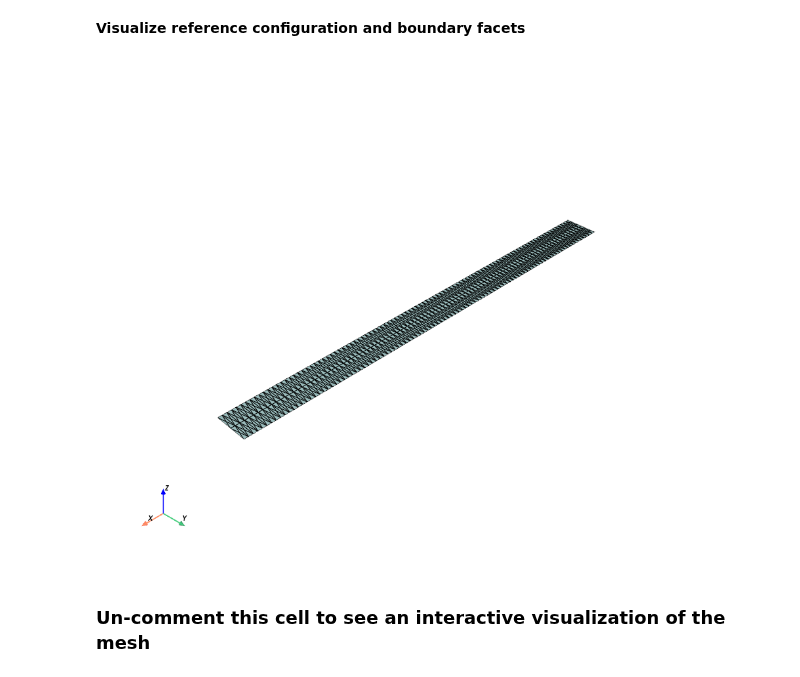
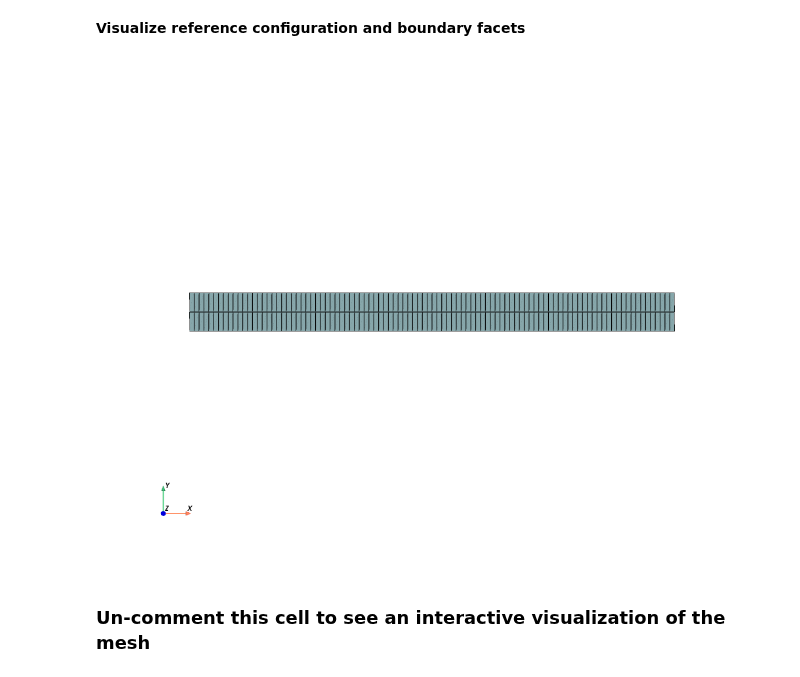
Before and after one commit to SolidMechanicsCoupledTheories/FEniCSx_codes, a Jupyter notebook: 07_dielectric_elastomers/DE06_AXI_preStretch_membrane.ipynb, the cells around one changed output. Drawn from its saved outputs; the diff is of its cells as text; code cells hidden in the pictures.

```diff
--- a/07_dielectric_elastomers/DE06_AXI_preStretch_membrane.ipynb
+++ b/07_dielectric_elastomers/DE06_AXI_preStretch_membrane.ipynb
@@ -74,7 +78,7 @@ log.set_log_level(log.LogLevel.WARNING)
 # Define geometry
 # %%
 # A 2-D box with square cross-section
-preStretch = 4.0 # equi-biaxial pre-stretch for the film
+preStretch = 4.000 # equi-biaxial pre-stretch for the film
 #
 # We choose reference length and electrode radius so that the
 # spatial electrode radius is ~2.5mm as in Pelrine et al. (2000), and
@@ -88,7 +92,7 @@ thickness  = 0.2 # undeformed thickness, mm
 # thickness  = 1.0 # undeformed thickness, mm
 
 domain = mesh.create_rectangle(MPI.COMM_WORLD, [[0.0,0.0], [length,thickness]],\
-                         [100,2], mesh.CellType.triangle, diagonal=mesh.DiagonalType.crossed)
+                         [100,2], mesh.CellType.quadrilateral)#, diagonal=mesh.DiagonalType.crossed)
 
 x = ufl.SpatialCoordinate(domain)
 # %%
@@ -151,35 +155,36 @@ pyvista.set_jupyter_backend('html')
 from dolfinx.plot import vtk_mesh
 pyvista.start_xvfb()
 
 # initialize a plotter
 plotter = pyvista.Plotter()
 
 
 # LeftFace = pyvista.UnstructuredGrid(*vtk_mesh(domain, domain.topology.dim-1,facet_tags.indices[facet_tags.values==1]) )
 # RightFace = pyvista.UnstructuredGrid(*vtk_mesh(domain, domain.topology.dim-1,facet_tags.indices[facet_tags.values==3]) )
 # TopFace = pyvista.UnstructuredGrid(*vtk_mesh(domain, domain.topology.dim-1,facet_tags.indices[facet_tags.values==4]) )
 # BotFace = pyvista.UnstructuredGrid(*vtk_mesh(domain, domain.topology.dim-1,facet_tags.indices[facet_tags.values==2]) )
 
 # actor  = plotter.add_mesh(LeftFace, show_edges=True,color="purple")
 # actor1 = plotter.add_mesh(RightFace, show_edges=True,color="blue")
 # actor2 = plotter.add_mesh(TopFace, show_edges=True,color="red")
 # actor3 = plotter.add_mesh(BotFace, show_edges=True,color="green")
 
 
 # Add the mesh.
 topology, cell_types, geometry = plot.vtk_mesh(domain, domain.topology.dim)
 grid = pyvista.UnstructuredGrid(topology, cell_types, geometry)
 plotter.add_mesh(grid, show_edges=True)
 
-labels = dict(zlabel='Z', xlabel='X', ylabel='Y')
+plotter.view_xy()
+labels = dict( xlabel='X', ylabel='Y')
 plotter.add_axes(**labels)
 
 plotter.screenshot("results/membrane_mesh.png")
 
 from IPython.display import Image
 Image(filename='results/membrane_mesh.png')
 # %% [output]
-[figure, old version]
+[figure, new version]
 # %% [markdown]
 ### Un-comment this cell to see an interactive visualization of the mesh
 # %%
```
Also changed, not shown: parts of 15 cells of this notebook, 29 other files.
